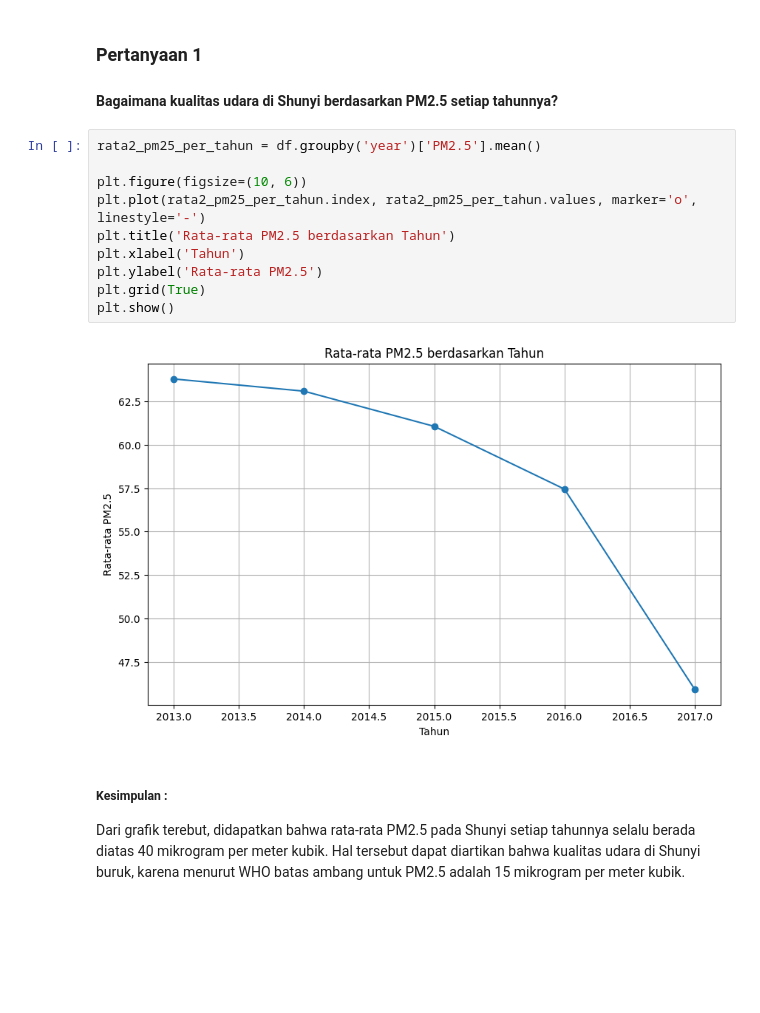
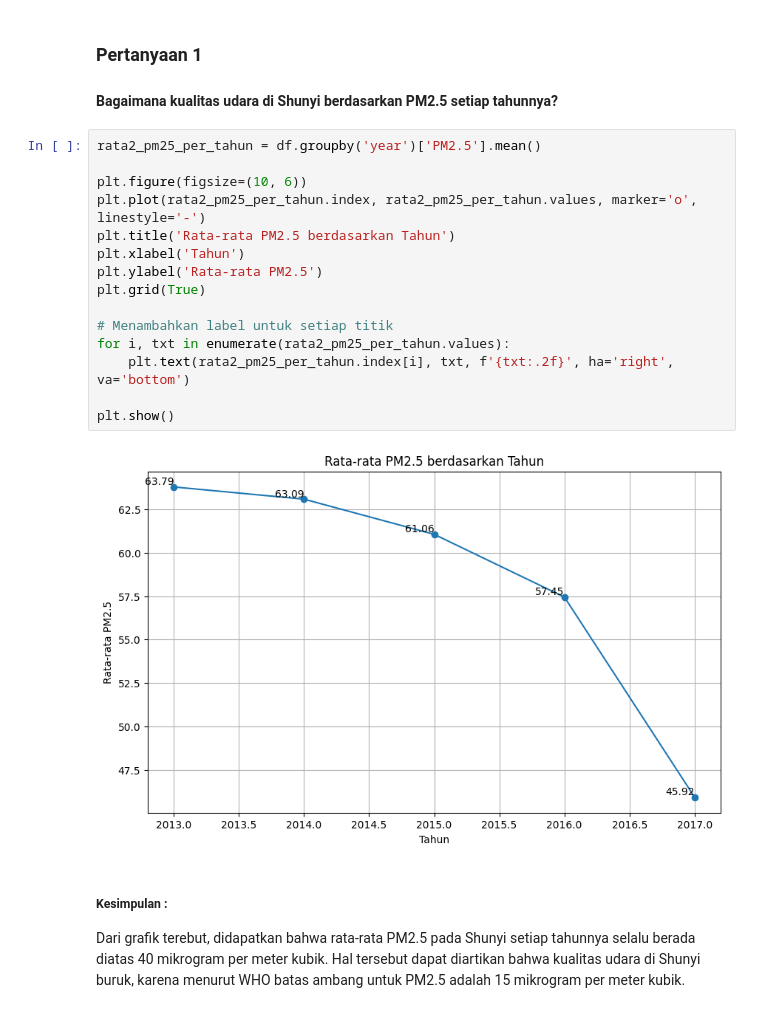
Before and after one commit to fikrialnfjr/air-quality, a Jupyter notebook: project_airquality.ipynb, the cells around one changed output. Drawn from its saved outputs; the diff is of its cells as text; blank space fills up the shorter version.

```diff
--- a/project_airquality.ipynb
+++ b/project_airquality.ipynb
@@ -277,18 +277,23 @@ plt.show()
 ### Pertanyaan 1
 
 #### Bagaimana kualitas udara di Shunyi berdasarkan PM2.5 setiap tahunnya?
-# %%
-rata2_pm25_per_tahun = df.groupby('year')['PM2.5'].mean()
-
-plt.figure(figsize=(10, 6))
-plt.plot(rata2_pm25_per_tahun.index, rata2_pm25_per_tahun.values, marker='o', linestyle='-')
-plt.title('Rata-rata PM2.5 berdasarkan Tahun')
-plt.xlabel('Tahun')
-plt.ylabel('Rata-rata PM2.5')
-plt.grid(True)
-plt.show()
-# %% [output]
-[figure, removed]
+# %%
+rata2_pm25_per_tahun = df.groupby('year')['PM2.5'].mean()
+
+plt.figure(figsize=(10, 6))
+plt.plot(rata2_pm25_per_tahun.index, rata2_pm25_per_tahun.values, marker='o', linestyle='-')
+plt.title('Rata-rata PM2.5 berdasarkan Tahun')
+plt.xlabel('Tahun')
+plt.ylabel('Rata-rata PM2.5')
+plt.grid(True)
+
+# Menambahkan label untuk setiap titik
+for i, txt in enumerate(rata2_pm25_per_tahun.values):
+    plt.text(rata2_pm25_per_tahun.index[i], txt, f'{txt:.2f}', ha='right', va='bottom')
+
+plt.show()
+# %% [output]
+[figure, added]
 # %% [markdown]
 ##### Kesimpulan :
 
```
Also changed, not shown: parts of 9 cells of this notebook, 6 other files.
